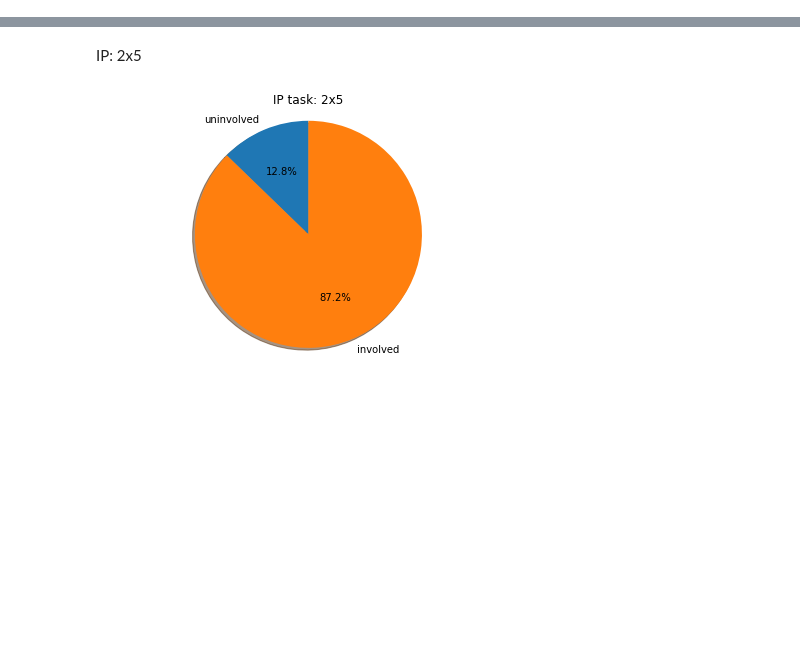
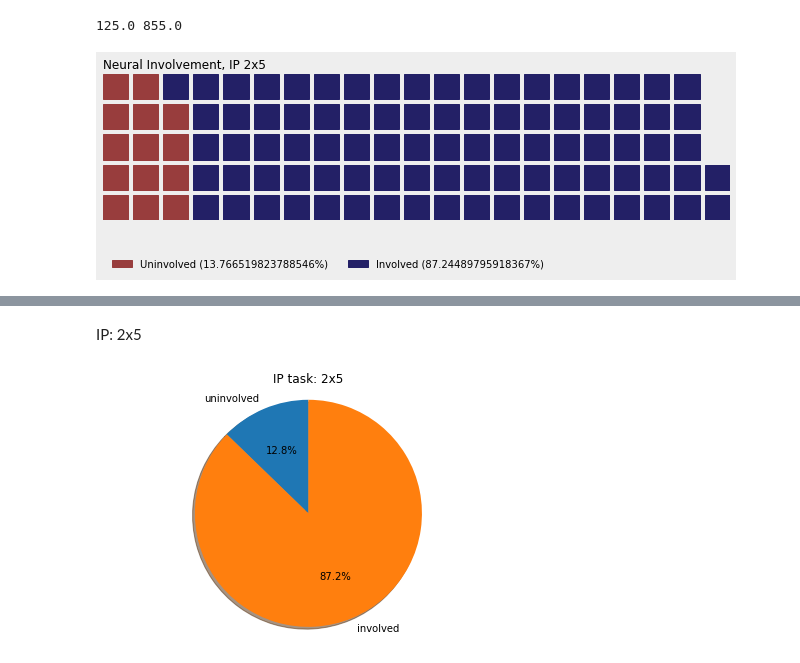
Before and after one commit to lvbenson/Neural_Reuse_New, a Jupyter notebook: Combined/IP_Reuse/Figures/figures.ipynb, the cells around one changed output, grey strips where cells are left out. Saved outputs shown, nothing was run; the diff lists cells and outputs as text; code cells hidden in the pictures; blank space fills up the shorter version.

```diff
--- a/Combined/IP_Reuse/Figures/figures.ipynb
+++ b/Combined/IP_Reuse/Figures/figures.ipynb
@@ -11,0 +56,19 @@ ImportError: DLL load failed: The specified module could not be found.
+# %%
+dir = "C:/Users/benso/Desktop/Projects/Neural_Reuse/Neural_Reuse_New/Combined/CP_Reuse/Data_2x5"
+#dir = "/Users/lvbenson/Research_Projects/Neural_Reuse_New/Combined/CP_Reuse/Data_2x5"
+
+files = glob.glob(os.path.join(dir, "perf_*.npy"))
+files.sort()
+print(len(files))
+#count[0] = no task, count[1] = task
+l20 = 0
+l21 = 0
+for i, file in enumerate(files):
+
+    ind = file.split("/")[-1].split(".")[-2].split("_")[-1]
+    reuse = np.load(dir + "/stats_" + str(ind) + ".npy")
+    uninvolved = reuse[0]
+    involved = reuse[1]
+    l20 += uninvolved
+    l21 += involved
+data2 = [l20,l21]
@@ -12,3 +148,45 @@ ImportError: DLL load failed: The specified module could not be found.
+# %%
+dir = "C:/Users/benso/Desktop/Projects/Neural_Reuse/Neural_Reuse_New/Combined/IP_Reuse/Data_2x5"
+#dir = "/Users/lvbenson/Research_Projects/Neural_Reuse_New/Combined/IP_Reuse/Data_2x5"
+
+files = glob.glob(os.path.join(dir, "perf_*.npy"))
+files.sort()
+
+#count[0] = no task, count[1] = task
+l0 = 0
+l1 = 0
+for i, file in enumerate(files):
+
+    ind = file.split("/")[-1].split(".")[-2].split("_")[-1]
+    reuse = np.load(dir + "/stats_" + str(ind) + ".npy")
+    uninvolved = reuse[0]
+    involved = reuse[1]
+    l0 += uninvolved
+    l1 += involved
+
+print(l0,l1)
+
+
+
+
+data = {'Uninvolved': (l0/980)*100, 'Involved': (l1/980)*100}
+#data = {'Uninvolved': l0, 'Involved': l1}
+fig = plt.figure(
+    FigureClass=Waffle,
+    rows=5,
+    figsize=(9,5),
+    values=data,
+    colors=("#983D3D", "#232066"),
+    title={'label': 'Neural Involvement, IP 2x5', 'loc': 'left'},
+    labels=["{0} ({1}%)".format(k, v) for k, v in data.items()],
+    legend={'loc': 'lower left', 'bbox_to_anchor': (0, -0.4), 'ncol': len(data), 'framealpha': 0}
+)
+fig.gca().set_facecolor('#EEEEEE')
+fig.set_facecolor('#EEEEEE')
+plt.show()
+# %% [output]
+125.0 855.0
+[figure, added]
 # %%
 dir = "C:/Users/benso/Desktop/Projects/Neural_Reuse/Neural_Reuse_New/Combined/IP_Reuse/Data_2x5"
 #dir = "/Users/lvbenson/Research_Projects/Neural_Reuse_New/Combined/IP_Reuse/Data_2x5"
```
Also changed, not shown: parts of 7 cells of this notebook, 1 other file.
